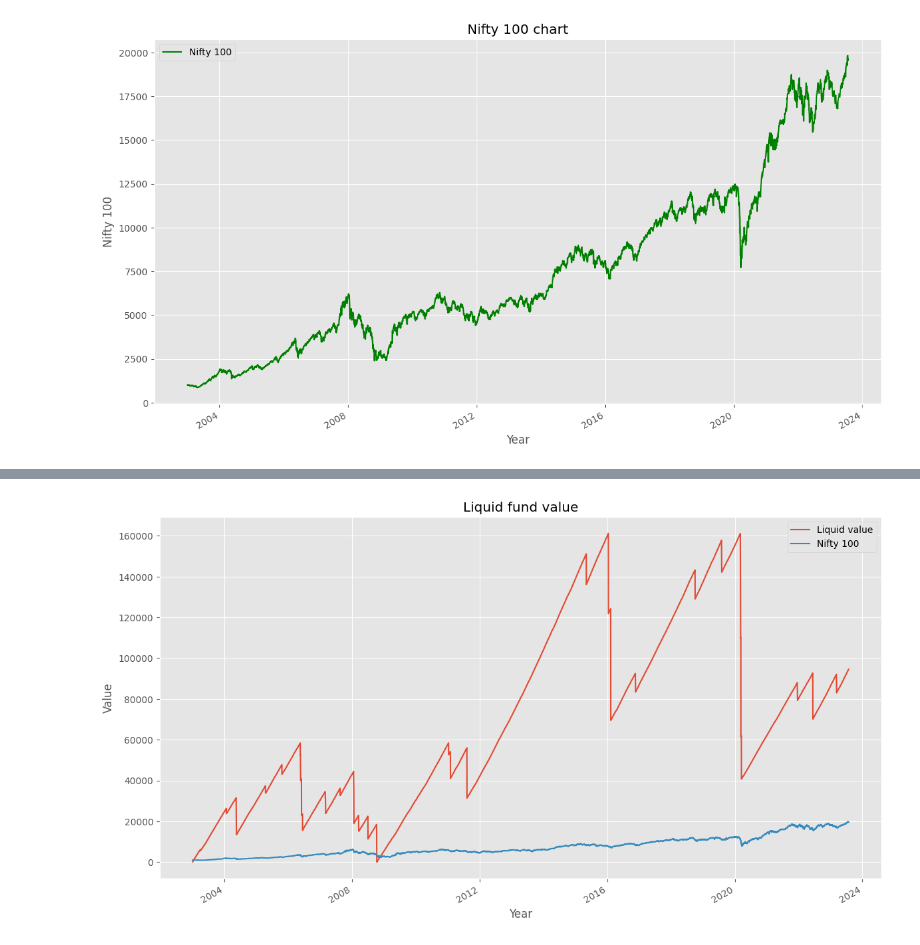
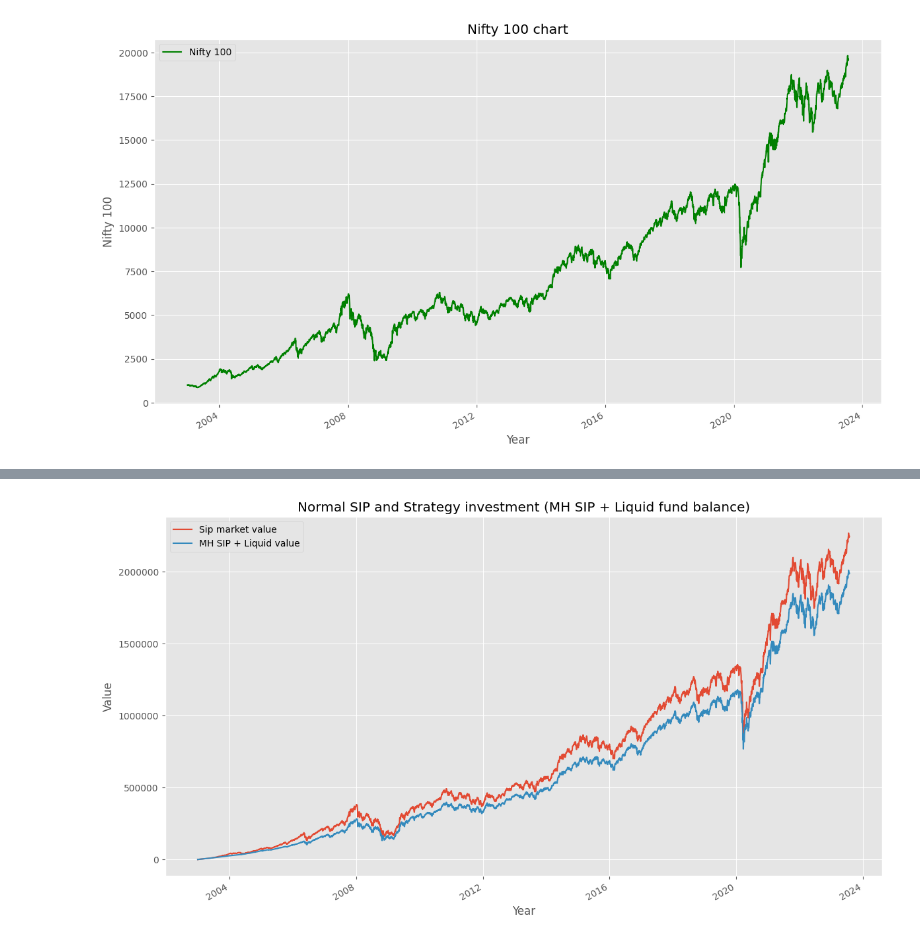
Before and after one commit to bipinr8/MH_cash_deployment, a Jupyter notebook: Morgan_Housel_Cash_deployment_strategy.ipynb, the cells around one changed output, grey strips where cells are left out. Saved outputs shown, nothing was run; the diff lists cells and outputs as text; code cells hidden in the pictures.

Commit message:
All graphs added

```diff
--- a/Morgan_Housel_Cash_deployment_strategy.ipynb
+++ b/Morgan_Housel_Cash_deployment_strategy.ipynb
@@ -111,6 +112,7 @@ df2.loc[0,'Liquid add units']=df2.loc[0,'Liquid inv']/df2.loc[0,'Liquid NAV']
 df2.loc[0,'Liquid net units']=df2.loc[0,'Liquid add units']
 df2.loc[0,'Liquid value']=df2.loc[0,'Liquid net units']*df2.loc[0,'Liquid NAV']
 df2.loc[0,'MH SIP inv']=0 # no investments done on the first day
+df2.loc[0,'MH SIP net inv']=0 # no net investments on first day
 df2.loc[0,'MH SIP units']=0
 df2.loc[0,'MH SIP net units']=0
 df2.loc[0,'MH SIP value']=0
@@ -202,6 +204,7 @@ for i in range(1,var_rows):
   df2.loc[i,'Liquid net units']=df2.loc[i-1,'Liquid net units']+df2.loc[i,'Liquid add units']-df2.loc[i,'Liquid red units']
   df2.loc[i,'Liquid value']=df2.loc[i,'Liquid net units']*df2.loc[i,'Liquid NAV']
   df2.loc[i,'MH SIP inv']=df2.loc[i,'Liquid NAV']*df2.loc[i,'Liquid red units'] # what is redeemed from liquid is invested into MH SIP
+  df2.loc[i,'MH SIP net inv']=df2.loc[i-1,'MH SIP net inv']+df2.loc[i,'MH SIP inv'] # net investments = past net + current
   df2.loc[i,'MH SIP units']=df2.loc[i,'MH SIP inv']/df2.loc[i,'Nifty 100']
   df2.loc[i,'MH SIP net units']=df2.loc[i-1,'MH SIP net units']+df2.loc[i,'MH SIP units']
   df2.loc[i,'MH SIP value']=df2.loc[i,'MH SIP net units']*df2.loc[i,'Nifty 100']
@@ -235,13 +278,21 @@ df_peak.to_excel('/content/drive/MyDrive/Colab Notebooks/MH/peaks.xlsx', sheet_n
 # %%
 # creating new dataframe graphdf with 2 columns Date and Nifty
-graphdf=df2[['Date','Liquid value','Nifty 100']]
+graphdf = df2[['Date', 'Sip market value', 'MH SIP + Liquid value']]
 
 # plotting the line chart with 'Date' as X axis
-graphdf.set_index('Date').plot(kind='line',figsize=(14,8))
-plt.title('Liquid fund value')
+ax = graphdf.set_index('Date').plot(kind='line', figsize=(14, 8))
+
+# Set y-axis label format to display full numbers
+ax.yaxis.set_major_formatter(mticker.ScalarFormatter(useMathText=True))
+ax.yaxis.set_major_formatter(mticker.FormatStrFormatter('%0.0f'))
+
+# Set other labels and title
+plt.title('Normal SIP and Strategy investment (MH SIP + Liquid fund balance)')
 plt.xlabel('Year')
 plt.ylabel('Value')
-plt.savefig('/content/drive/MyDrive/Colab Notebooks/MH/pic03.png')
+
+# Save and show the plot
+plt.savefig('/content/drive/MyDrive/Colab Notebooks/MH/pic04.png')
 plt.show()
 # %% [output]
-[figure, old version]
+[figure, new version]
```
Also changed, not shown: parts of 6 cells of this notebook.
